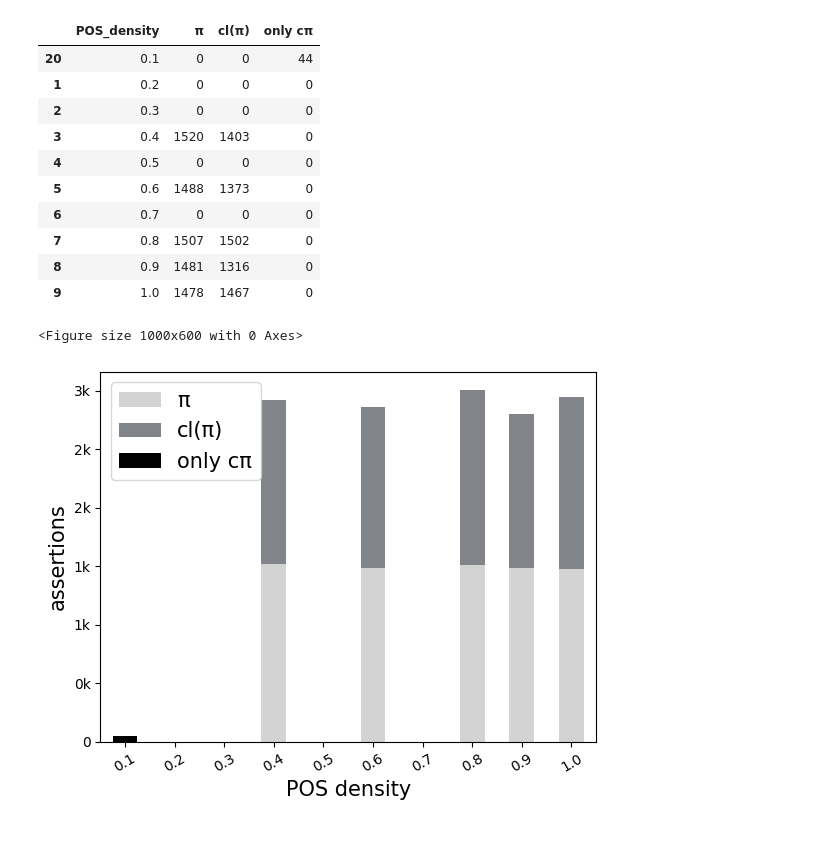
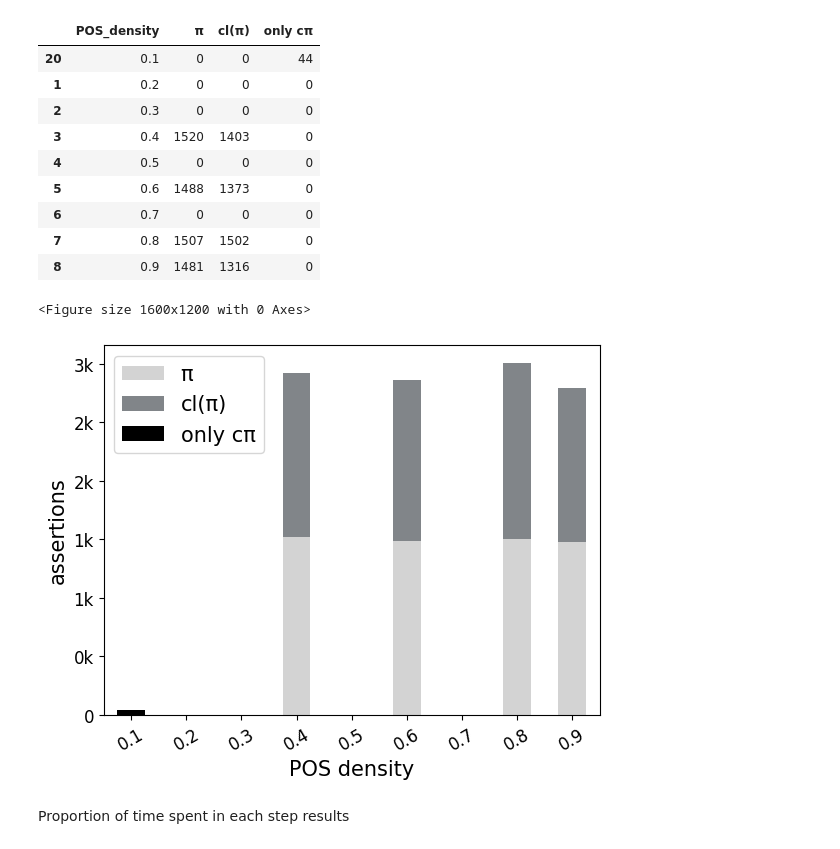
Before and after one commit to ahmedlaouar/py_reasoner, a Jupyter notebook: bench_prepa/cpi_repair_plots.ipynb, the cells around one changed output. Drawn from its saved outputs; the diff is of its cells as text; code cells hidden in the pictures.

```diff
--- a/bench_prepa/cpi_repair_plots.ipynb
+++ b/bench_prepa/cpi_repair_plots.ipynb
@@ -221,5 +308,5 @@ df_pos["POS_density"] = [x.split("_")[2][:3] for x in df_pos["POS"]]
 # %%
 df_pos = df_pos.drop(columns=["ABOX", "TBOX", "POS", "ABox_load_time", "Conflicts_size", "Conflicts_time", "pi_repair_time", "cl-ABox_size", "cl-ABox_time", "cpi_repair++_time"])
 # %%
-df_pos['cl(π)-repair'] = df_pos['cl_pi_repair_size'] - df_pos['pi_repair_size']
+df_pos['cl(π)-repair'] = df_pos['cl_pi_repair_size']
 df_pos['only cpi-repair'] = df_pos['cpi_repair++_size'] - (df_pos['cl_pi_repair_size'] + df_pos['pi_repair_size'])
@@ -249,6 +316,8 @@ agg_df = df_pos.loc[idx]
 # %%
 df_plt = agg_df[['POS_density', 'pi_repair_size', 'cl(π)-repair', 'only cpi-repair']]
 df_plt = df_plt.rename(columns={"pi_repair_size": "π", "cl(π)-repair": "cl(π)","only cpi-repair": "only cπ"})
+# %%
+df_plt = df_plt.drop(index=9)
 # %%
 df_plt.head(11)
 # %% [output]
@@ -262,27 +331,29 @@ df_plt.head(11)
 | 6 | 0.7 | 0 | 0 | 0 |
 | 7 | 0.8 | 1507 | 1502 | 0 |
 | 8 | 0.9 | 1481 | 1316 | 0 |
-| 9 | 1.0 | 1478 | 1467 | 0 |
 # %%
-plt.figure(figsize=(10, 6))
+plt.figure(figsize=(16, 12))
 
-df_plt.plot(x='POS_density', kind='bar', color=["#D3D3D3", "#818589","black"],  stacked=True)
+df_plt.plot(x='POS_density', kind='bar', color=["#D3D3D3", "#808080","black"],  stacked=True)
 
 
-plt.xticks(rotation=30, horizontalalignment="center")
+plt.xticks(rotation=30, horizontalalignment="center", fontsize=12)
+plt.yticks(fontsize=12)
 # Adding plot title and labels
 #plt.title('Repair size vs. POS density', fontsize= 20)
 plt.xlabel('POS density', fontsize= 15)
 plt.ylabel('assertions', fontsize= 15)
 
 # Apply the formatter
 plt.gca().yaxis.set_major_formatter(ticker.FuncFormatter(thousands_formatter))
 
 # Add a legend to explain which line is which
 plt.legend(fontsize= 15)
 
 # Show the plot
 plt.show()
 # %% [output]
-<Figure size 1000x600 with 0 Axes>
+<Figure size 1600x1200 with 0 Axes>
-[figure, old version]
+[figure, new version]
+# %% [markdown]
+Proportion of time spent in each step results
```
Also changed, not shown: parts of 51 cells of this notebook, 12 other files.
